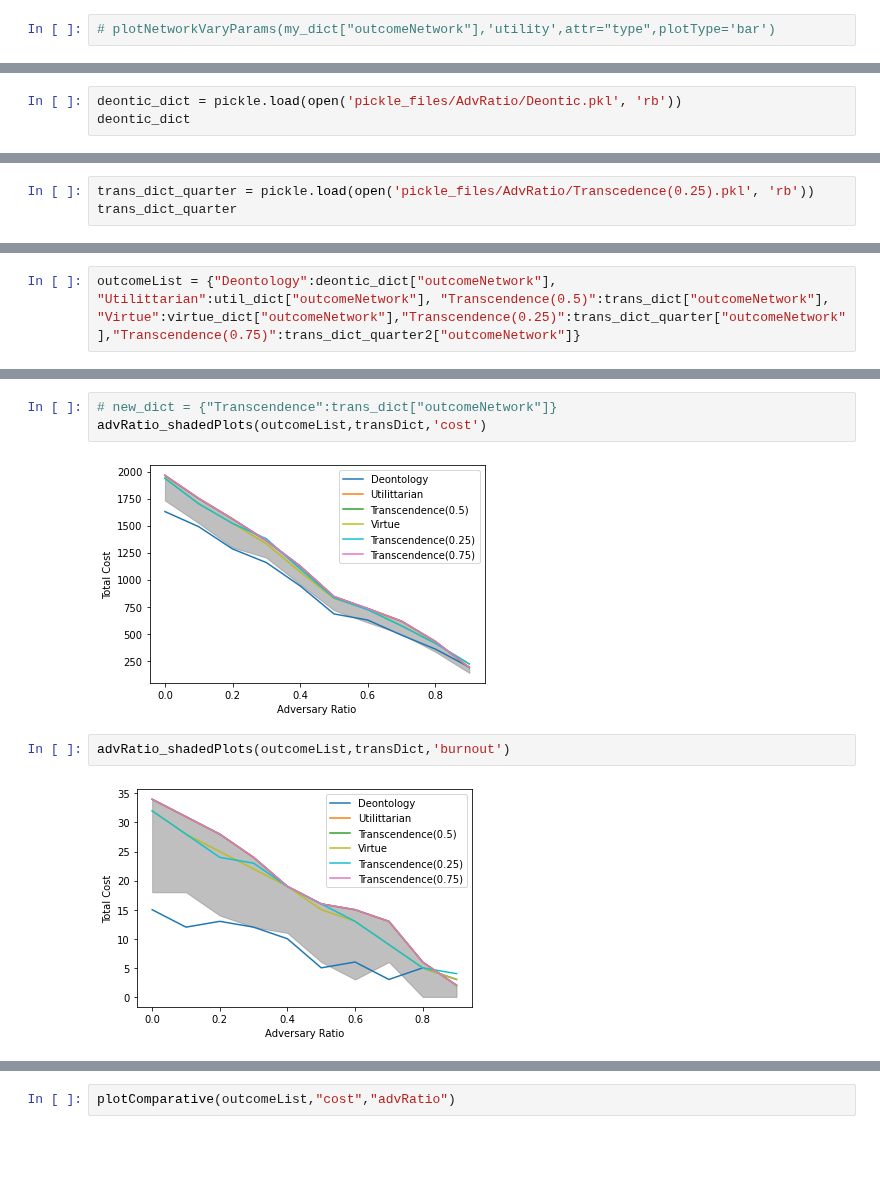
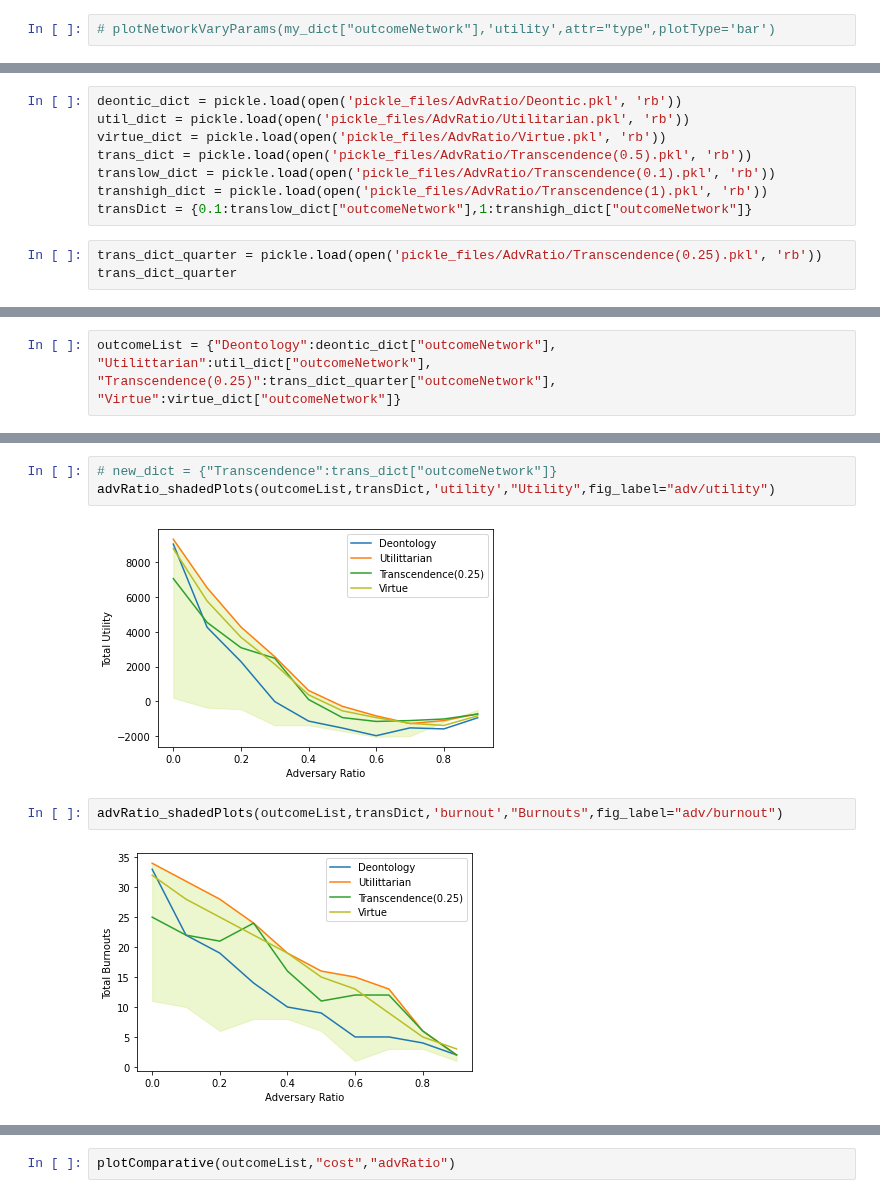
Before and after one commit to WSL-IIITB/SPECTRA, a Jupyter notebook: result_analysis.ipynb, the cells around one changed output, grey strips where cells are left out. Drawn from its saved outputs; the diff is of its cells as text; blank space fills up the shorter version.

```diff
--- a/result_analysis.ipynb
+++ b/result_analysis.ipynb
@@ -62,6 +74,14 @@ outcome network  {'Utilitarian': <populationGraph.populationGraph object at 0x..
+# %%
+deontic_dict = pickle.load(open('pickle_files/AdvRatio/Deontic.pkl', 'rb'))
+util_dict = pickle.load(open('pickle_files/AdvRatio/Utilitarian.pkl', 'rb'))
+virtue_dict = pickle.load(open('pickle_files/AdvRatio/Virtue.pkl', 'rb'))
+trans_dict = pickle.load(open('pickle_files/AdvRatio/Transcendence(0.5).pkl', 'rb'))
+translow_dict = pickle.load(open('pickle_files/AdvRatio/Transcendence(0.1).pkl', 'rb'))
+transhigh_dict = pickle.load(open('pickle_files/AdvRatio/Transcendence(1).pkl', 'rb'))
+transDict = {0.1:translow_dict["outcomeNetwork"],1:transhigh_dict["outcomeNetwork"]}
 # %%
-deontic_dict = pickle.load(open('pickle_files/AdvRatio/Deontic.pkl', 'rb'))
-deontic_dict
+trans_dict_quarter = pickle.load(open('pickle_files/AdvRatio/Transcendence(0.25).pkl', 'rb'))
+trans_dict_quarter
 # %% [output]
 {'msgUtility': 10,
  'costFactor': 0.1,
@@ -156,3 +102,0 @@ transDict = {0.1:translow_dict["outcomeNetwork"],1:transhigh_dict["outcomeNetwor
-# %%
-trans_dict_quarter = pickle.load(open('pickle_files/AdvRatio/Transcedence(0.25).pkl', 'rb'))
-trans_dict_quarter
@@ -198,3 +108,3 @@ trans_dict_quarter2
 # %%
-outcomeList = {"Deontology":deontic_dict["outcomeNetwork"], "Utilittarian":util_dict["outcomeNetwork"], "Transcendence(0.5)":trans_dict["outcomeNetwork"],
-"Virtue":virtue_dict["outcomeNetwork"],"Transcendence(0.25)":trans_dict_quarter["outcomeNetwork"],"Transcendence(0.75)":trans_dict_quarter2["outcomeNetwork"]}
+outcomeList = {"Deontology":deontic_dict["outcomeNetwork"], "Utilittarian":util_dict["outcomeNetwork"], "Transcendence(0.25)":trans_dict_quarter["outcomeNetwork"],
+"Virtue":virtue_dict["outcomeNetwork"]}
@@ -324,10 +177,10 @@ Text(0, 0.5, 'Total Cost')
 # %%
 # new_dict = {"Transcendence":trans_dict["outcomeNetwork"]}
-advRatio_shadedPlots(outcomeList,transDict,'cost')
+advRatio_shadedPlots(outcomeList,transDict,'utility',"Utility",fig_label="adv/utility")
 # %% [output]
-[figure, old version]
+[figure, new version]
 # %%
-advRatio_shadedPlots(outcomeList,transDict,'burnout')
+advRatio_shadedPlots(outcomeList,transDict,'burnout',"Burnouts",fig_label="adv/burnout")
 # %% [output]
-[figure, old version]
+[figure, new version]
 # %%
```
Also changed, not shown: parts of 39 cells of this notebook, 41 other files.
